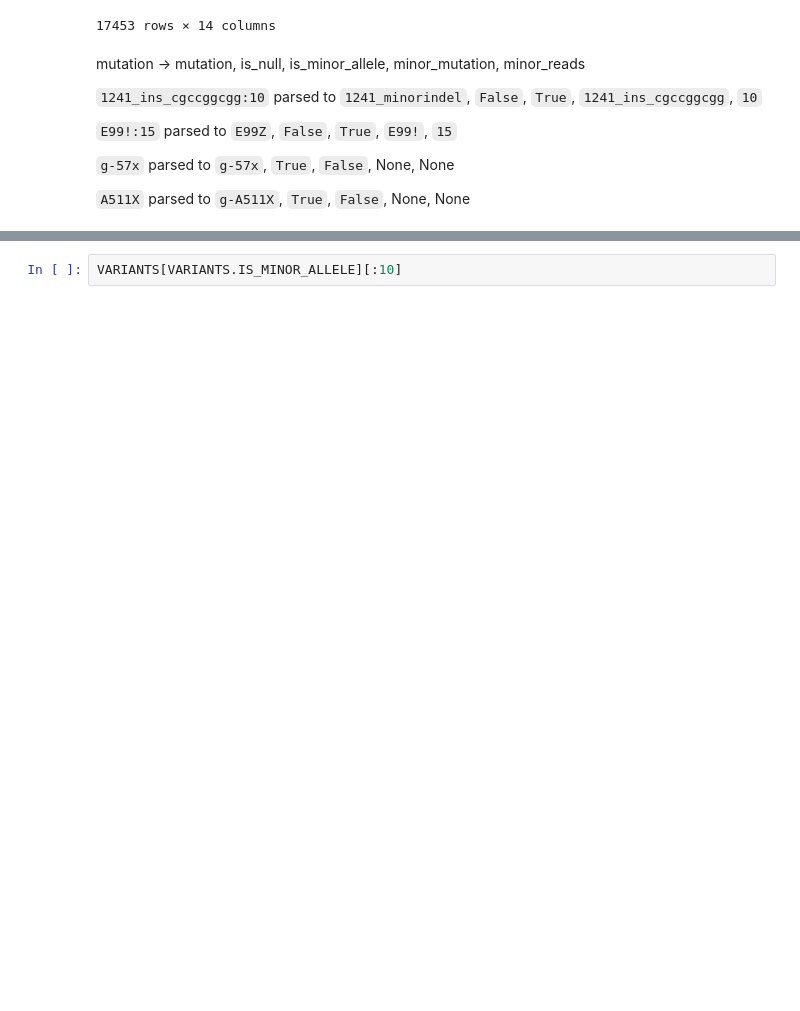
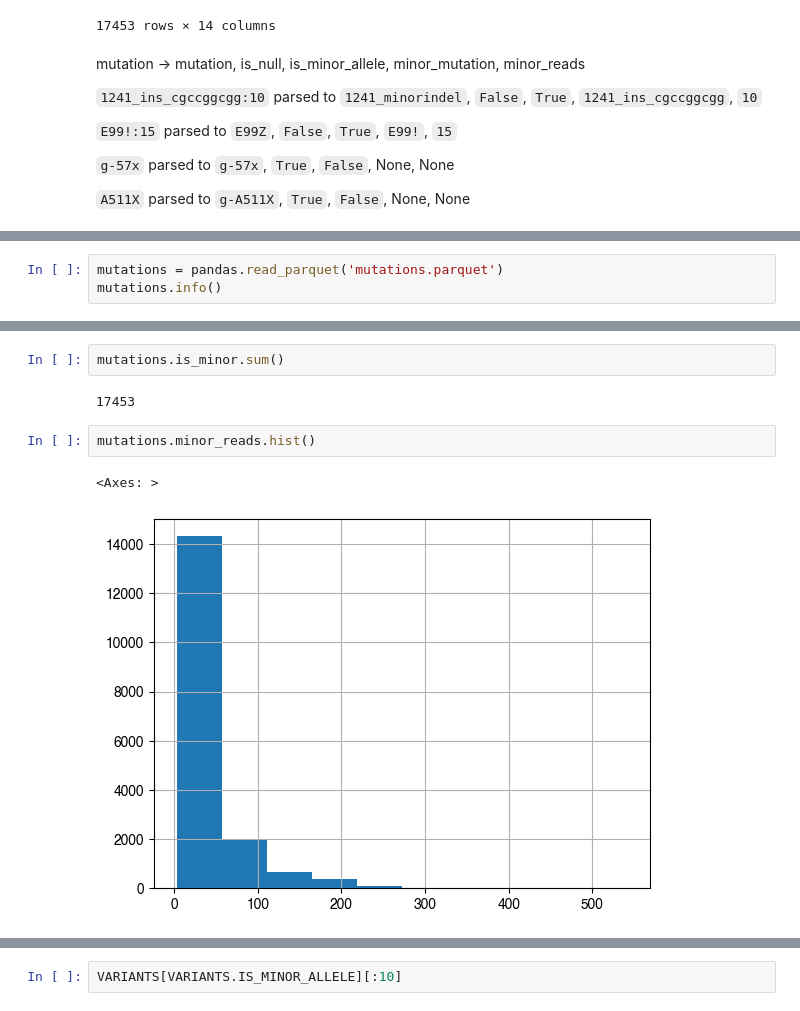
Before and after one commit to fowler-lab/pathogena-analysis-tools, a Jupyter notebook: tables/sandbox.ipynb, the cells around one changed output, grey strips where cells are left out. Drawn from its saved outputs; the diff is of its cells as text; blank space fills up the shorter version.

```diff
--- a/tables/sandbox.ipynb
+++ b/tables/sandbox.ipynb
@@ -256,0 +226,3 @@ def parse_mutations(row):
+# %%
+mutations = pandas.read_parquet('mutations.parquet')
+mutations.info()
@@ -256,0 +247,9 @@ def parse_mutations(row):
+# %%
+mutations.is_minor.sum()
+# %% [output]
+17453
+# %%
+mutations.minor_reads.hist()
+# %% [output]
+<Axes: >
+[figure, added]
```
Also changed, not shown: parts of 16 cells of this notebook, 1 other file.
